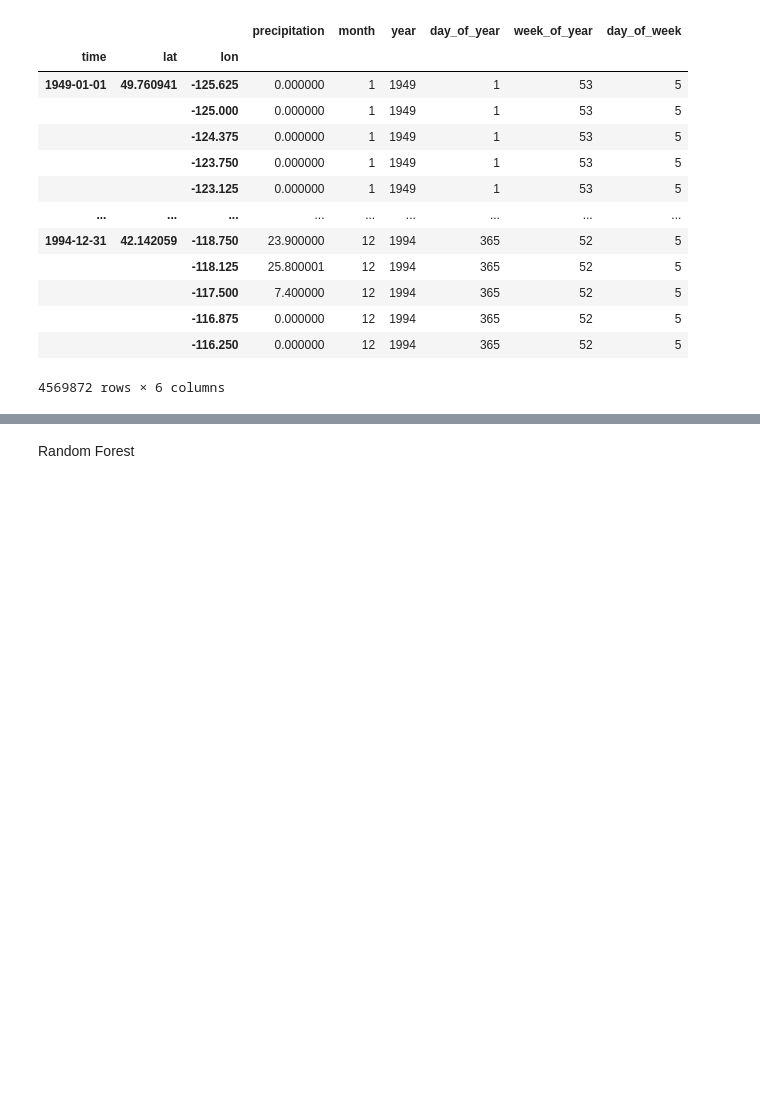
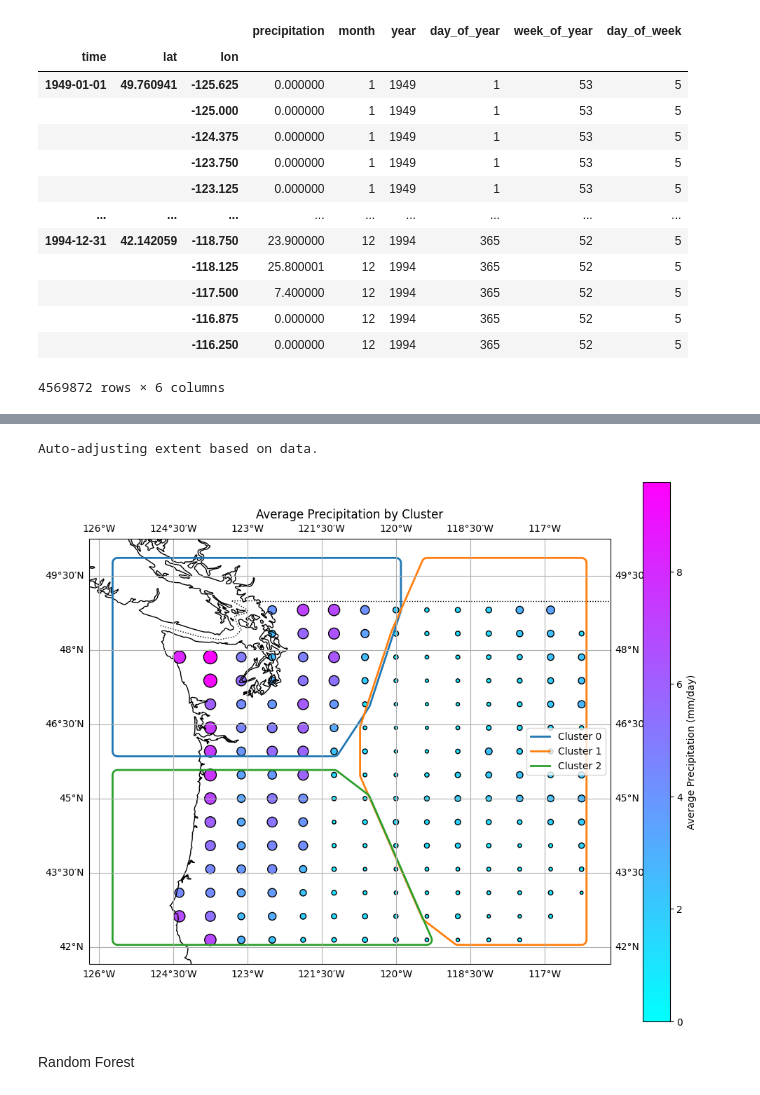
Before and after one commit to CHZY-1/Precipitation_Forecasting_with_Geospatial_data, a Jupyter notebook: precipitation_spatial_eda_xarray.ipynb, the cells around one changed output, grey strips where cells are left out. Drawn from its saved outputs; the diff is of its cells as text; code cells hidden in the pictures; blank space fills up the shorter version.

```diff
--- a/precipitation_spatial_eda_xarray.ipynb
+++ b/precipitation_spatial_eda_xarray.ipynb
@@ -646,3 +721,11 @@ df_flat['location_cluster'] = df_flat.apply(lambda row: cluster_map[(row['lat'],
+# %%
+df_clusters = df_flat[['lat','lon','precipitation', 'location_cluster']]
+
+df_clusters = df_clusters.reset_index(drop=True)
+plot_precipitation_heatmap_with_clusters(df_clusters, 'Average Precipitation by Cluster')
+# %% [output]
+Auto-adjusting extent based on data.
+[figure, added]
 # %% [markdown]
 Random Forest
 # %%
```
Also changed, not shown: parts of 37 cells of this notebook, 1 other file.
